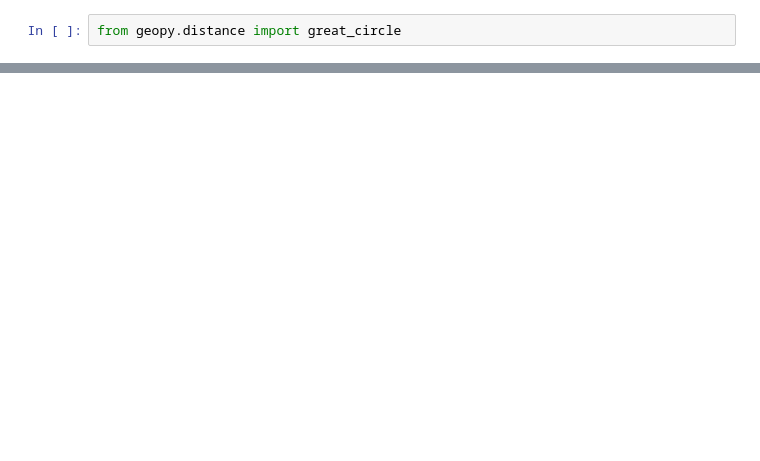
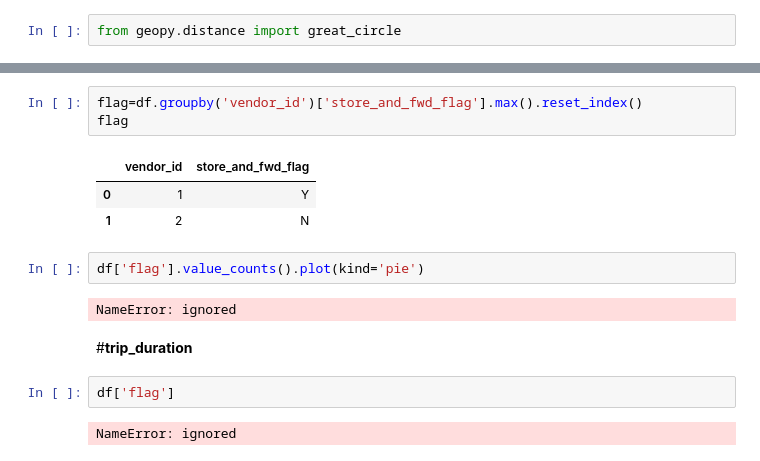
Before and after one commit to Gauravmehra1/NYCTaxiData.csv, a Jupyter notebook: Copy_of_NYC_Taxi_Trip_Time_Prediction_Capstone_Project.ipynb, the cells around one changed output, grey strips where cells are left out. Cells and saved outputs as stored; diff of their text form; blank space fills up the shorter version.

```diff
--- a/Copy_of_NYC_Taxi_Trip_Time_Prediction_Capstone_Project.ipynb
+++ b/Copy_of_NYC_Taxi_Trip_Time_Prediction_Capstone_Project.ipynb
@@ -508,0 +588,17 @@ from geopy.distance import great_circle
+# %%
+flag=df.groupby('vendor_id')['store_and_fwd_flag'].max().reset_index()
+flag
+# %% [output]
+|  | vendor_id | store_and_fwd_flag |
+| 0 | 1 | Y |
+| 1 | 2 | N |
+# %%
+df['flag'].value_counts().plot(kind='pie')
+# %% [output]
+NameError: ignored
+# %% [markdown]
+#**trip_duration**
+# %%
+df['flag']
+# %% [output]
+NameError: ignored
```
Also changed, not shown: parts of 11 cells of this notebook.
